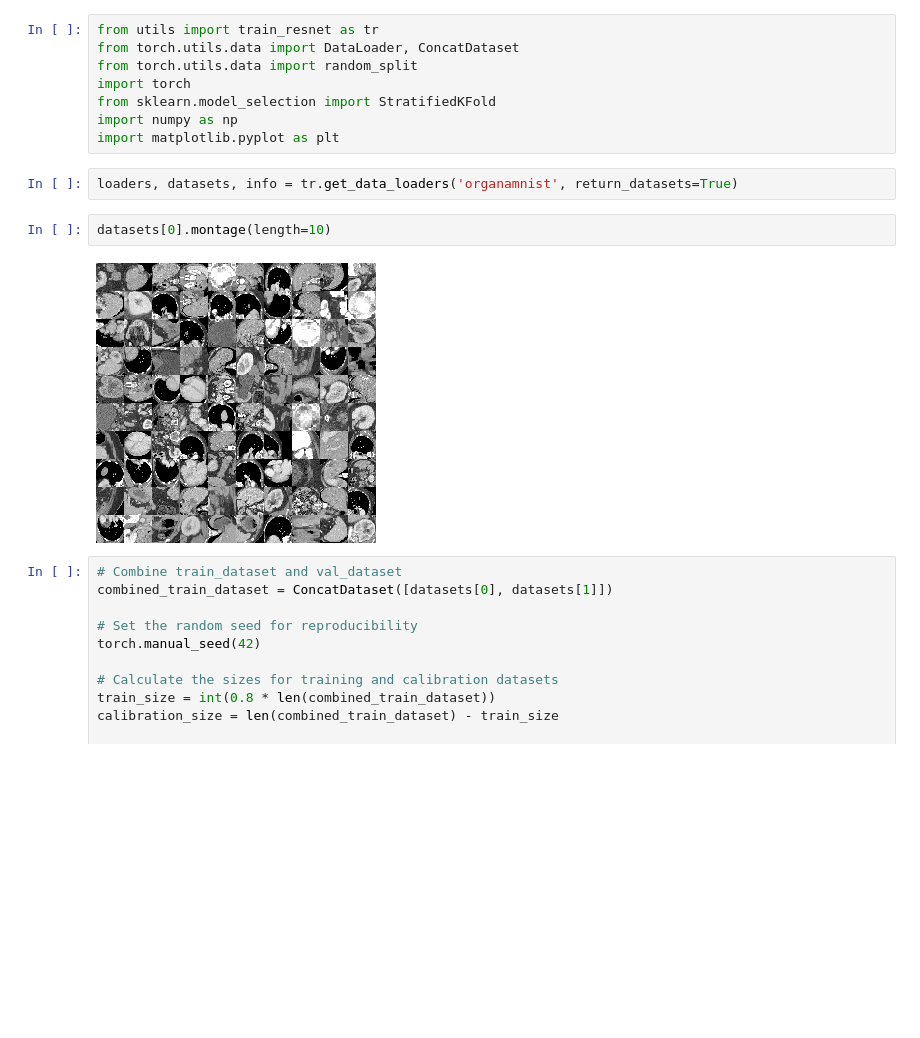
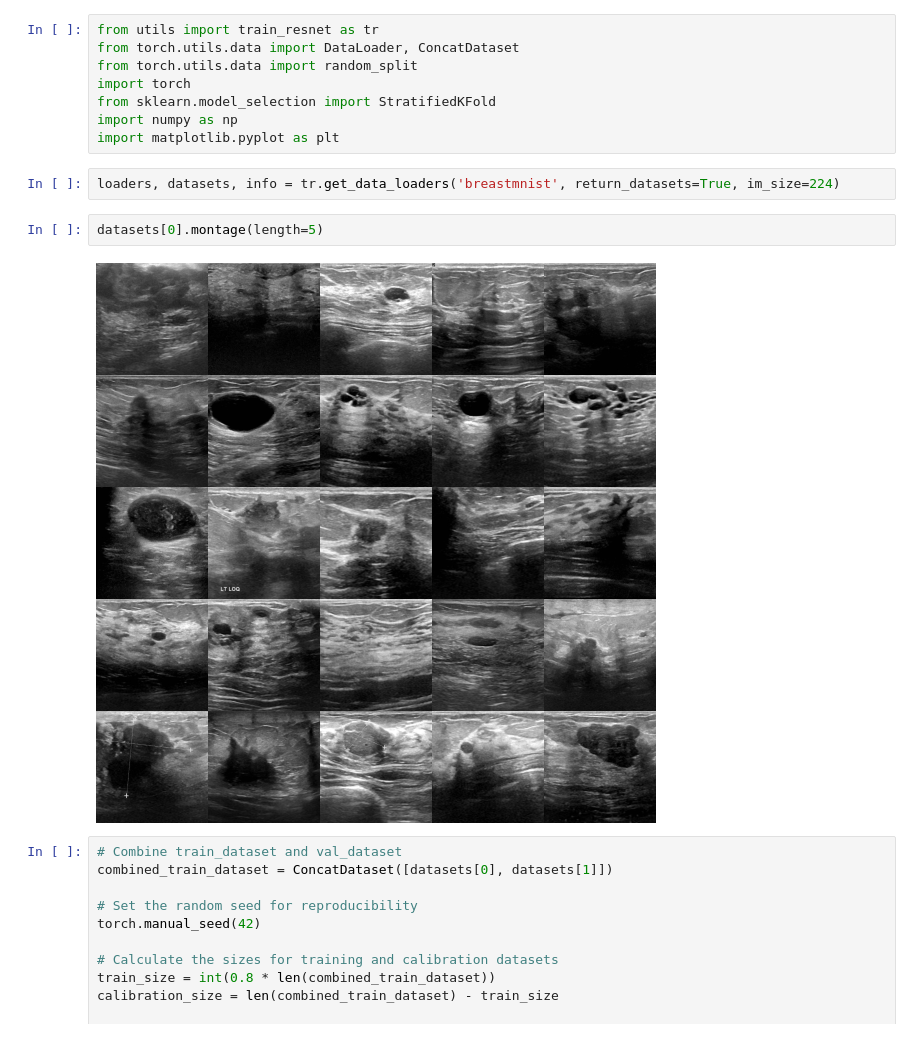
Before and after one commit to pstnmz/UQ_toolbox, a Jupyter notebook: medMNIST/train_resnet_breastMNIST.ipynb, the cells around one changed output. Saved outputs shown, nothing was run; the diff lists cells and outputs as text; blank space fills up the shorter version.

```diff
--- a/medMNIST/train_resnet_breastMNIST.ipynb
+++ b/medMNIST/train_resnet_breastMNIST.ipynb
@@ -7,11 +7,11 @@ from sklearn.model_selection import StratifiedKFold
 import numpy as np
 import matplotlib.pyplot as plt
 # %%
-loaders, datasets, info = tr.get_data_loaders('organamnist', return_datasets=True)
+loaders, datasets, info = tr.get_data_loaders('breastmnist', return_datasets=True, im_size=224)
 # %%
-datasets[0].montage(length=10)
+datasets[0].montage(length=5)
 # %% [output]
-[figure, old version]
+[figure, new version]
 # %%
 # Combine train_dataset and val_dataset
 combined_train_dataset = ConcatDataset([datasets[0], datasets[1]])
```
Also changed, not shown: 5 other files.
